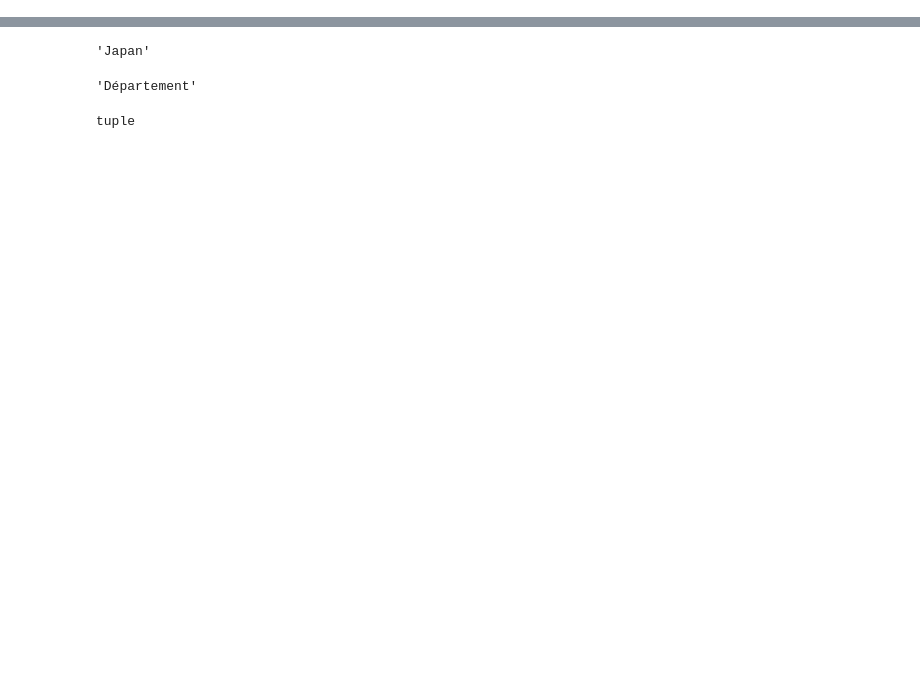
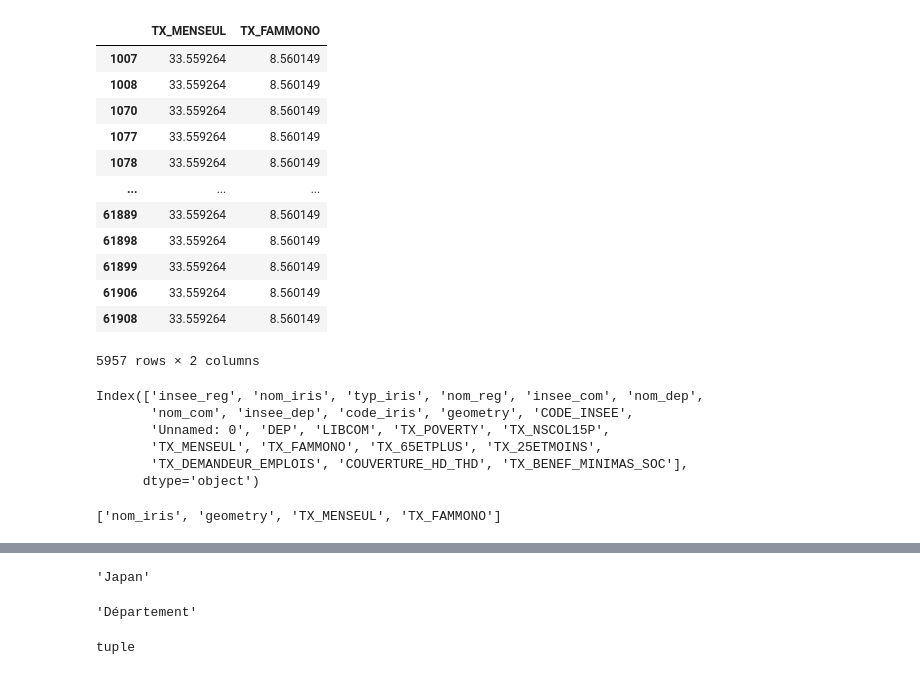
Before and after one commit to dataforgoodfr/batch8_mednum, a Jupyter notebook: notebooks/Test dataframe panel.ipynb, the cells around one changed output, grey strips where cells are left out. Cells and saved outputs as stored; diff of their text form; code cells hidden in the pictures; blank space fills up the shorter version.

```diff
--- a/notebooks/Test dataframe panel.ipynb
+++ b/notebooks/Test dataframe panel.ipynb
@@ -52,0 +84,21 @@ pn.Row(
+# %%
+#df[] #.where(MAP_COL_WIDGETS['level_0']==o.level_0_value)
+# MAP_COL_WIDGETS['level_1'][o.selected_indices_level_1]
+level1_value = df_level_0[o.level_1_column]
+
+df_level_1 = df.loc[df[o.level_1_column].isin(level1_value), o.selected_indices_level_1].groupby(o.level_1_column).transform('mean')
+df_level_1
+# %% [output]
+|  | TX_MENSEUL | TX_FAMMONO |
+| 1007 | 33.559264 | 8.560149 |
+| 1008 | 33.559264 | 8.560149 |
+| 1070 | 33.559264 | 8.560149 |
+| 1077 | 33.559264 | 8.560149 |
+| 1078 | 33.559264 | 8.560149 |
+| ... | ... | ... |
+| 61889 | 33.559264 | 8.560149 |
+| 61898 | 33.559264 | 8.560149 |
+| 61899 | 33.559264 | 8.560149 |
+| 61906 | 33.559264 | 8.560149 |
+| 61908 | 33.559264 | 8.560149 |
+5957 rows × 2 columns
@@ -52,0 +110,9 @@ pn.Row(
+# %%
+df_level_0.columns
+# %% [output]
+Index(['insee_reg', 'nom_iris', 'typ_iris', 'nom_reg', 'insee_com', 'nom_dep',
+       'nom_com', 'insee_dep', 'code_iris', 'geometry', 'CODE_INSEE',
+       'Unnamed: 0', 'DEP', 'LIBCOM', 'TX_POVERTY', 'TX_NSCOL15P',
+       'TX_MENSEUL', 'TX_FAMMONO', 'TX_65ETPLUS', 'TX_25ETMOINS',
+       'TX_DEMANDEUR_EMPLOIS', 'COUVERTURE_HD_THD', 'TX_BENEF_MINIMAS_SOC'],
+      dtype='object')
@@ -53,2 +127,6 @@ pn.Row(
+# %%
+selected_show
+# %% [output]
+['nom_iris', 'geometry', 'TX_MENSEUL', 'TX_FAMMONO']
 # %%
 df = o.df_merge.copy()
```
Also changed, not shown: parts of 26 cells of this notebook, 3 other files.
